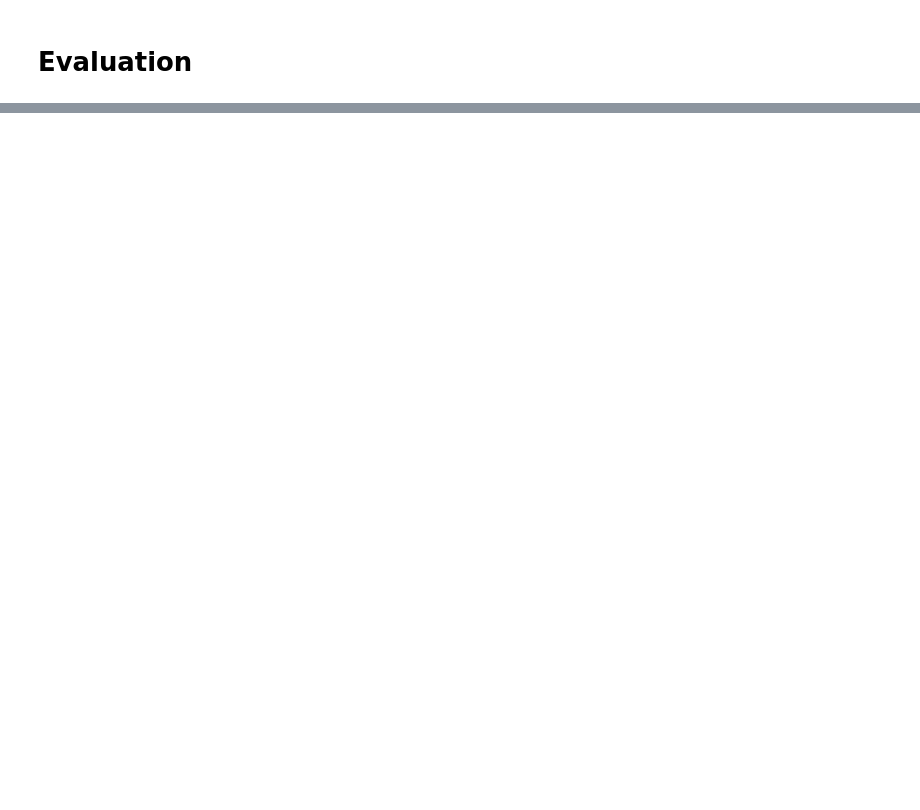
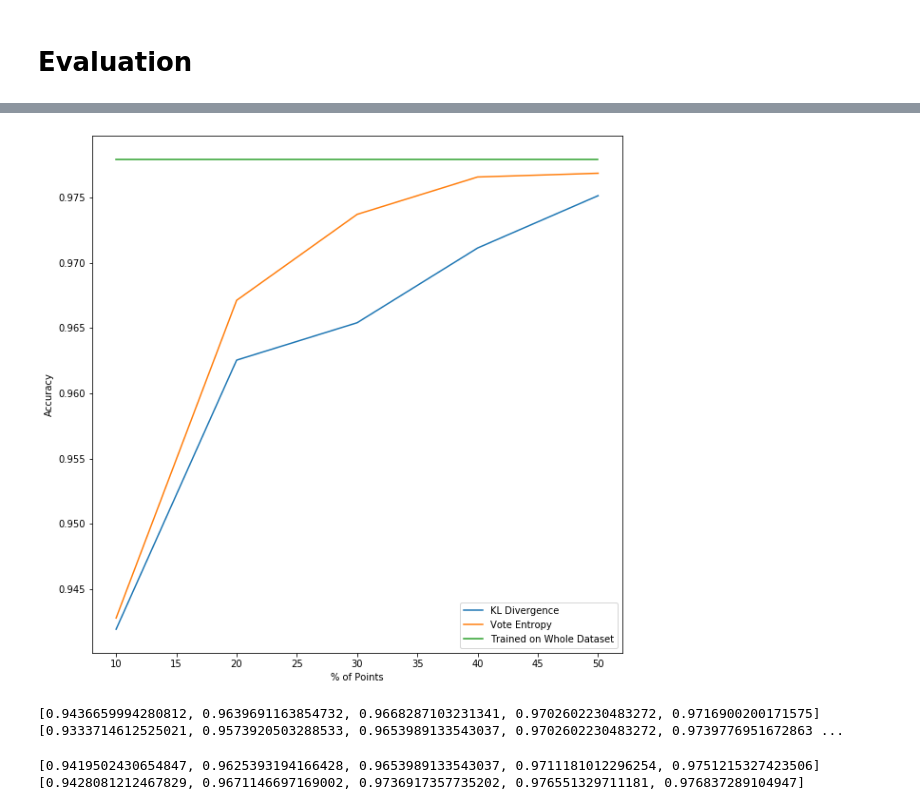
Before and after one commit to rish-av/Machine-Learning-Assignments, a Jupyter notebook: Assignment2/ML_pool_based.ipynb, the cells around one changed output, grey strips where cells are left out. Cells and saved outputs as stored; diff of their text form; code cells hidden in the pictures; blank space fills up the shorter version.

```diff
--- a/Assignment2/ML_pool_based.ipynb
+++ b/Assignment2/ML_pool_based.ipynb
@@ -97,0 +137,24 @@ def active_learning_committee(X,y,n_queries,n_committee,n_keep,query_strategy):
+# %%
+#QBC evaluation, n_queries is 4 as with every query the number of points increase by 10%
+kl_track = active_learning_committee(x,y,4,5,int(x.shape[0]*0.1),max_disagreement_sampling)
+vote_track = active_learning_committee(x,y,4,5,int(x.shape[0]*0.1),vote_entropy_sampling)
+# %%
+plt.figure(figsize=(10,10))
+x_axis = np.linspace(10.0,50.0,5)
+plt.plot(x_axis,kl_track,label='KL Divergence')
+plt.plot(x_axis,vote_track,label='Vote Entropy')
+plt.plot(x_axis,[0.9779 for i in range(5)],label ='Trained on Whole Dataset')
+plt.xlabel('% of Points')
+plt.ylabel('Accuracy')
+plt.legend(loc='best')
+plt.show()
+# %% [output]
+[figure, added]
+# %%
+print(least_confident_track,margin_sampling_track,entropy_track)
+# %% [output]
+[0.9436659994280812, 0.9639691163854732, 0.9668287103231341, 0.9702602230483272, 0.9716900200171575] [0.9333714612525021, 0.9573920503288533, 0.9653989133543037, 0.9702602230483272, 0.9739776951672863 ...
+# %%
+print(kl_track,vote_track)
+# %% [output]
+[0.9419502430654847, 0.9625393194166428, 0.9653989133543037, 0.9711181012296254, 0.9751215327423506] [0.9428081212467829, 0.9671146697169002, 0.9736917357735202, 0.976551329711181, 0.976837289104947]
```
Also changed, not shown: parts of 7 cells of this notebook, 12 other files.
